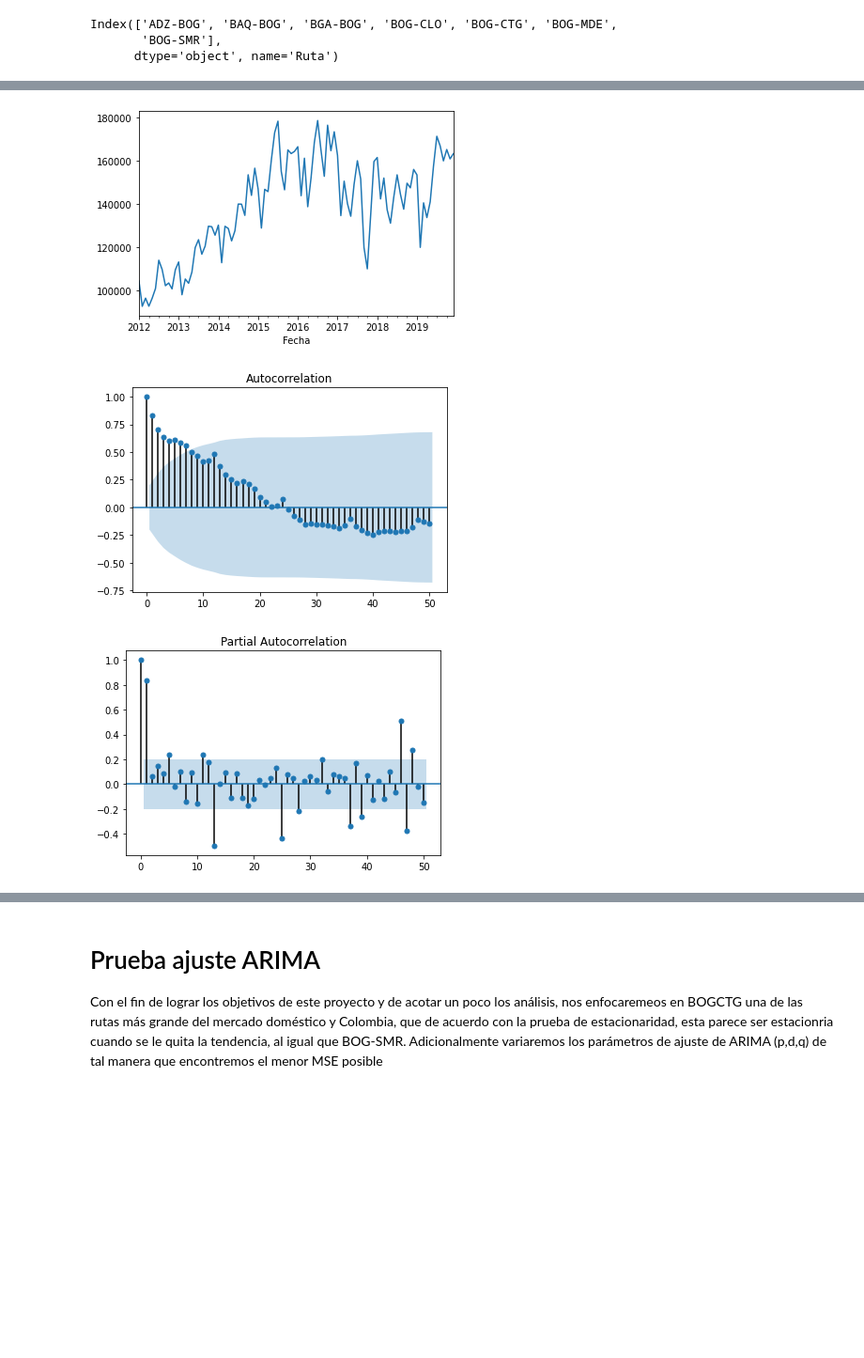
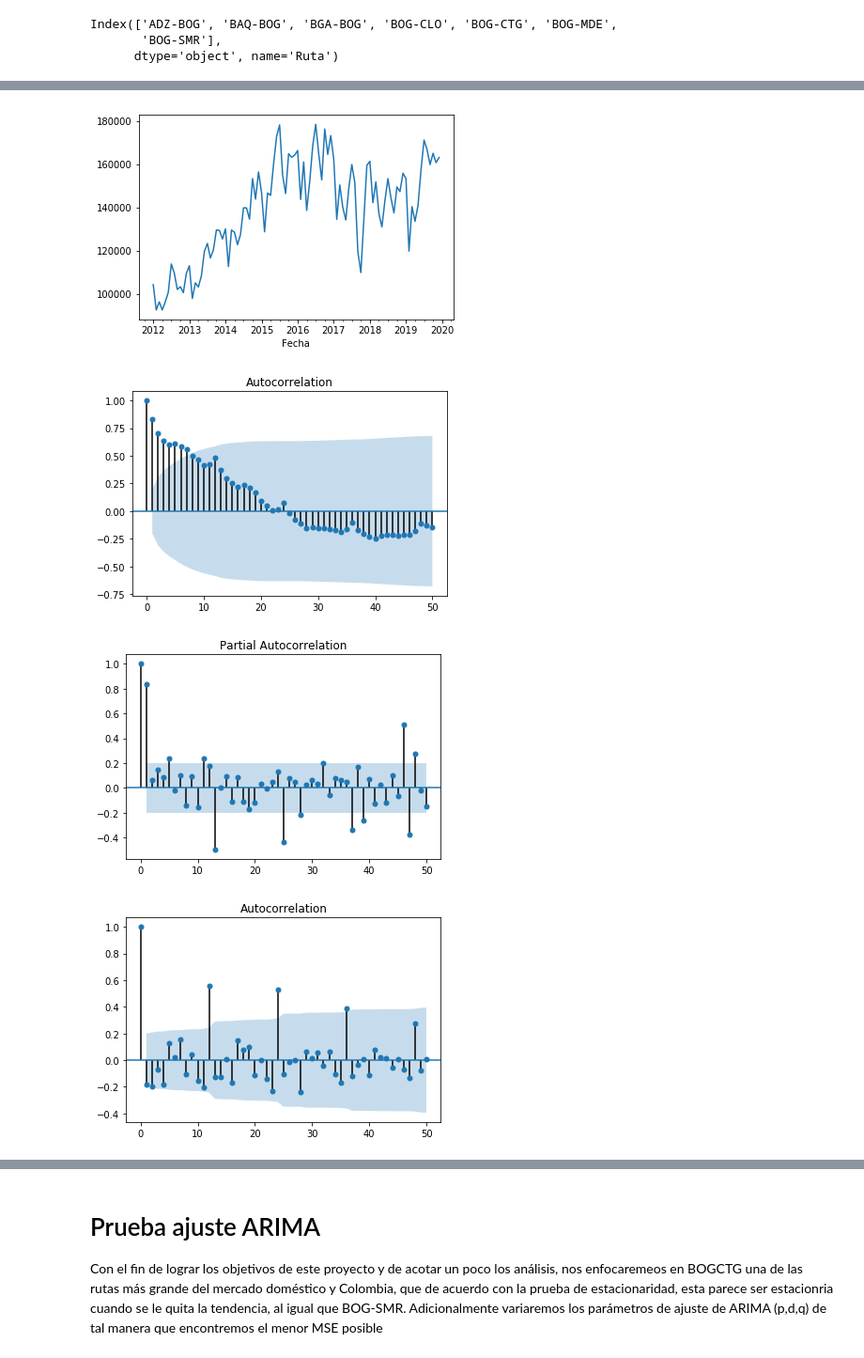
Before and after one commit to dcrojasa/EjerciciosModelosAvanzados1, a Jupyter notebook: Proyecto.ipynb, the cells around one changed output, grey strips where cells are left out. Shown at 94% size. Saved outputs shown, nothing was run; the diff lists cells and outputs as text; code cells hidden in the pictures; blank space fills up the shorter version.

```diff
--- a/Proyecto.ipynb
+++ b/Proyecto.ipynb
@@ -287,11 +290,14 @@ plot_pacf(df3['ADZ-BOG'], lags=50);
 # %%
 df3['BAQ-BOG'].plot()
 plot_acf(df3['BAQ-BOG'], lags=50)
-plot_pacf(df3['BAQ-BOG'], lags=50);
+plot_pacf(df3['BAQ-BOG'], lags=50)
+# autcorrelación sin tendencia
+plot_acf(df3['BAQ-BOG'].diff().iloc[1:], lags=50);
 # %% [output]
-[figure, old version]
+[figure, new version]
-[figure, old version]
+[figure, new version]
-[figure, old version]
+[figure, new version]
+[figure, added]
 # %%
 df3['BGA-BOG'].plot()
 plot_acf(df3['BGA-BOG'], lags=50)
```
Also changed, not shown: parts of 14 cells of this notebook.
